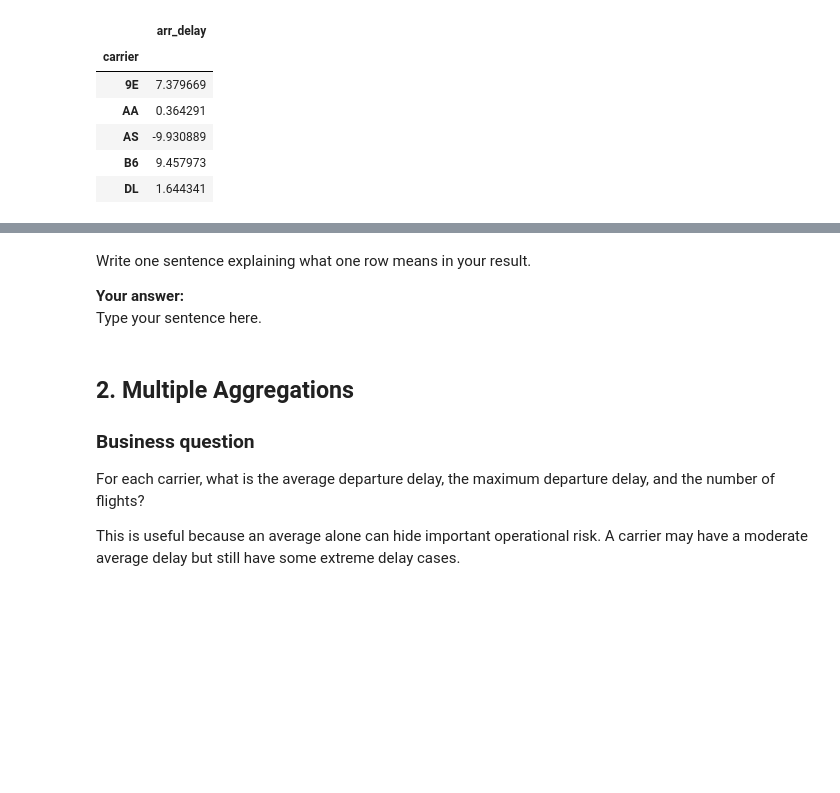
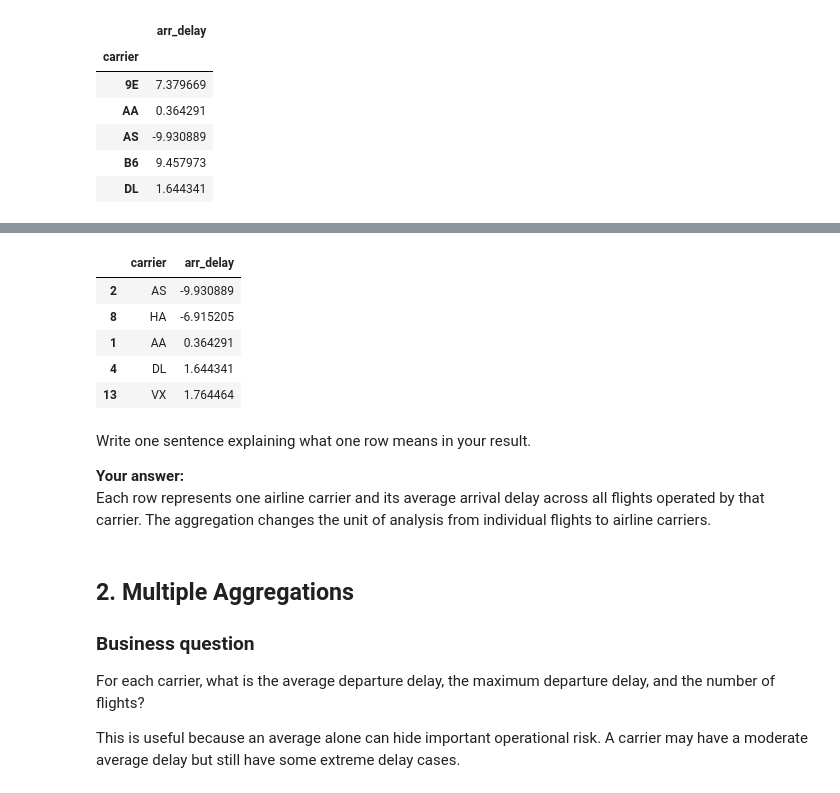
Before and after one commit to kalshaikhli/ban6003-week7-8-Karrar-Alshaikhli, a Jupyter notebook: notebooks/module7_aggregation_reshaping_guided_lab.ipynb, the cells around one changed output, grey strips where cells are left out. Cells and saved outputs as stored; diff of their text form; code cells hidden in the pictures; blank space fills up the shorter version.

```diff
--- a/notebooks/module7_aggregation_reshaping_guided_lab.ipynb
+++ b/notebooks/module7_aggregation_reshaping_guided_lab.ipynb
@@ -172,8 +187,19 @@ carrier_delay.head()
+# %%
+# Karrar: Sort carriers by average arrival delay from lowest to highest.
+# Karrar: Display the five carriers with the lowest average arrival delays.
+carrier_arrival_delay.sort_values("arr_delay", ascending=True).head()
+# %% [output]
+|  | carrier | arr_delay |
+| 2 | AS | -9.930889 |
+| 8 | HA | -6.915205 |
+| 1 | AA | 0.364291 |
+| 4 | DL | 1.644341 |
+| 13 | VX | 1.764464 |
 # %% [markdown]
 Write one sentence explaining what one row means in your result.
 
 **Your answer:**
-Type your sentence here.
+Each row represents one airline carrier and its average arrival delay across all flights operated by that carrier. The aggregation changes the unit of analysis from individual flights to airline carriers.
 # %% [markdown]
 ## 2. Multiple Aggregations
 
```
Also changed, not shown: parts of 2 cells of this notebook.
